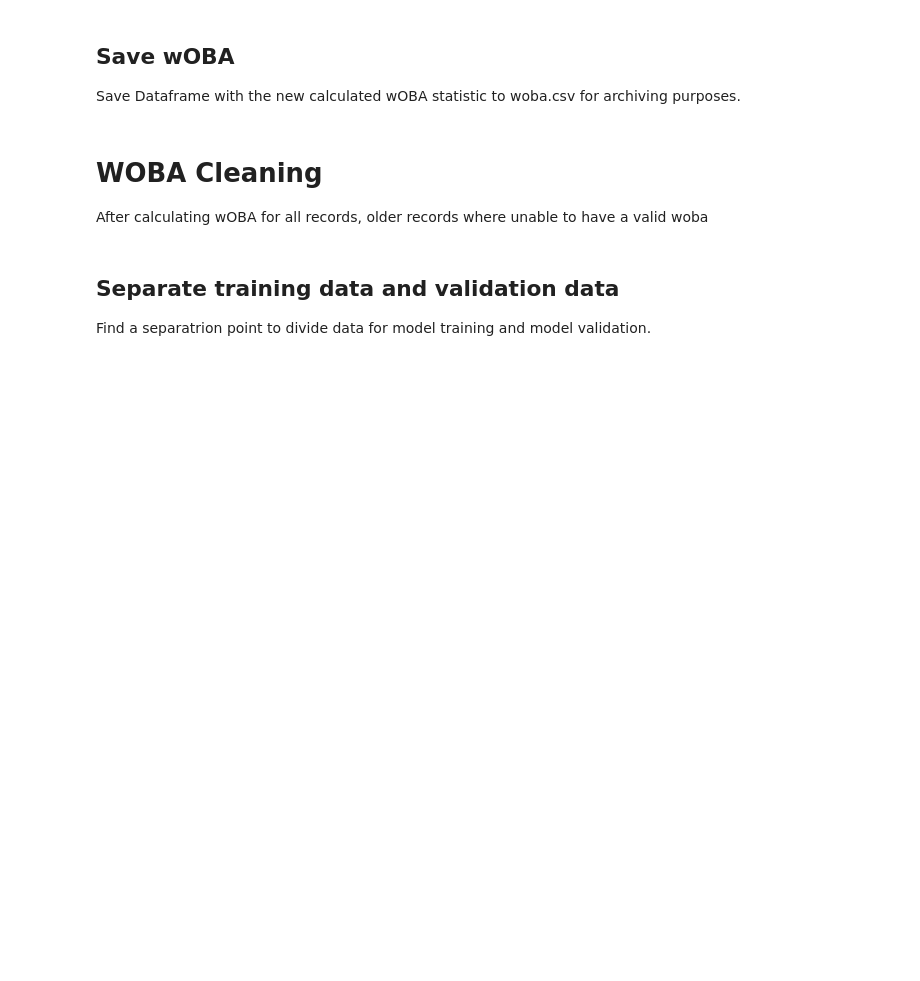
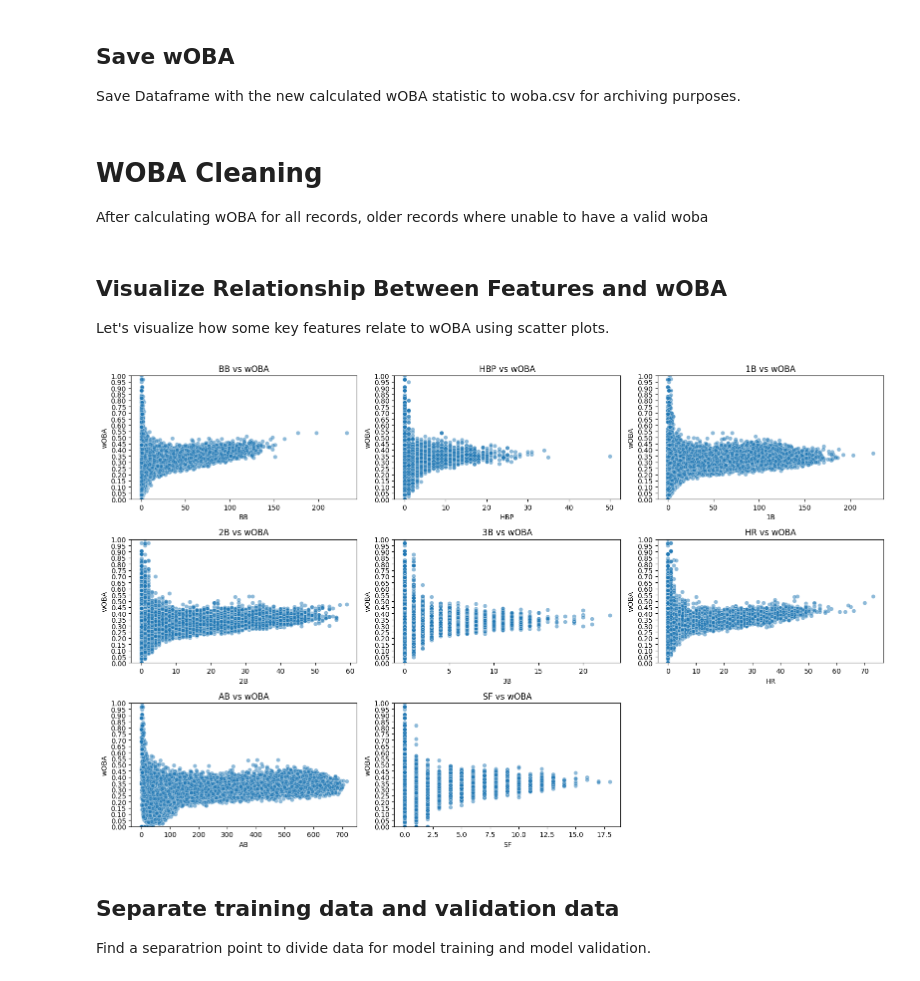
Before and after one commit to CreepySunny/HIT-Assistant, a Jupyter notebook: Batting.ipynb, the cells around one changed output. Cells and saved outputs as stored; diff of their text form; code cells hidden in the pictures; blank space fills up the shorter version.

```diff
--- a/Batting.ipynb
+++ b/Batting.ipynb
@@ -103,6 +127,28 @@ After calculating wOBA for all records, older records where unable to have a val
 # %%
 # Drop records with missing wOBA value
 cleaned_df = cleaned_df.dropna(subset=['wOBA'])
+# %% [markdown]
+## Visualize Relationship Between Features and wOBA
+
+Let's visualize how some key features relate to wOBA using scatter plots.
+# %%
+import matplotlib.pyplot as plt
+import seaborn as sns
+
+features = ['BB', 'HBP', '1B', '2B', '3B', 'HR', 'AB', 'SF']
+plt.figure(figsize=(16, 10))
+for i, feature in enumerate(features, 1):
+    plt.subplot(3, 3, i)
+    sns.scatterplot(x=cleaned_df[feature], y=cleaned_df['wOBA'], alpha=0.5)
+    plt.xlabel(feature)
+    plt.ylabel('wOBA')
+    plt.title(f'{feature} vs wOBA')
+    plt.ylim(0, 1)
+    plt.yticks([round(x * 0.05, 3) for x in range(0, 21)])
+plt.tight_layout()
+plt.show()
+# %% [output]
+[figure, added]
 # %% [markdown]
 ## Separate training data and validation data
 
```
Also changed, not shown: parts of 3 cells of this notebook.
